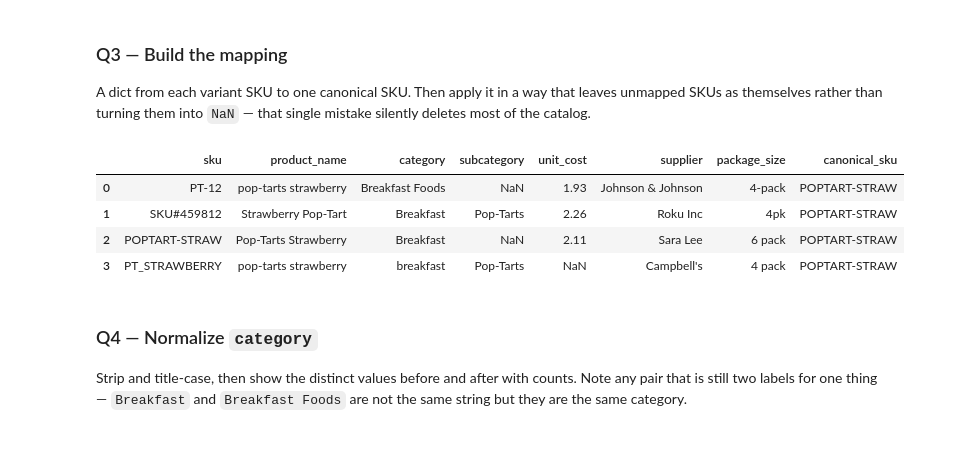
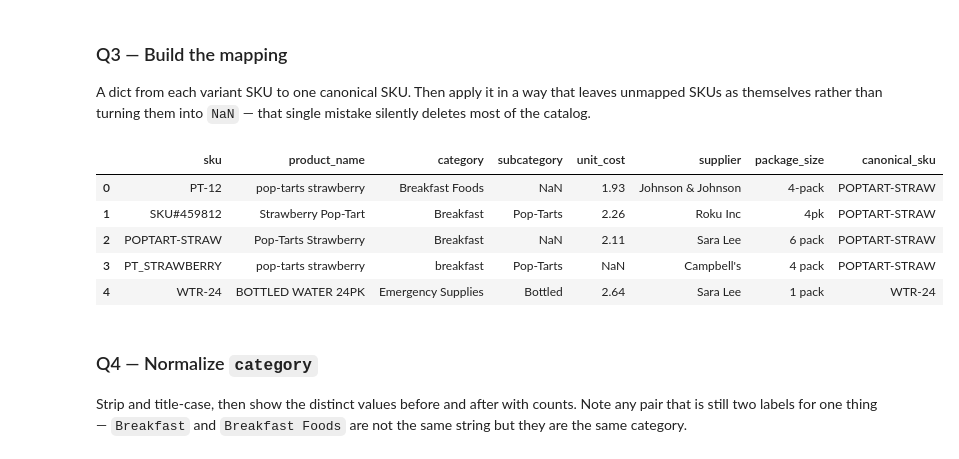
Before and after one commit to simichakravarty16/ds2002-fa26, a Jupyter notebook: notebooks/05-etl-walmart/2026-10-16 — Walmart Warm Up SKU Mess — Lab.ipynb, the cells around one changed output. Drawn from its saved outputs; the diff is of its cells as text; code cells hidden in the pictures.

```diff
--- a/notebooks/05-etl-walmart/2026-10-16 — Walmart Warm Up SKU Mess — Lab.ipynb
+++ b/notebooks/05-etl-walmart/2026-10-16 — Walmart Warm Up SKU Mess — Lab.ipynb
@@ -33,8 +33,9 @@ cat.head()
 
 Filter on `product_name` containing `pop`, case-insensitively. Print the count and the matching rows.
 # %%
-# TODO (hint: .str.lower().str.contains('pop'))
-filtered = cat[cat['product_name'].str.lower().str.contains('pop')].copy()
+df = cat.copy()
+
+filtered = df[df['product_name'].str.lower().str.contains('pop')].copy()
 print(f'Count: {len(filtered)}')
 filtered
 # %% [output]
@@ -82,19 +83,20 @@ A dict from each variant SKU to one canonical SKU. Then apply it in a way that l
 # %%
 DICT = {
     'PT-12': 'POPTART-STRAW',
     'SKU#459812': 'POPTART-STRAW',
     'POPTART-STRAW': 'POPTART-STRAW',
     'PT_STRAWBERRY': 'POPTART-STRAW'
 }
 
-filtered['canonical_sku'] = filtered['sku'].map(DICT)
-filtered
+df['canonical_sku'] = df['sku'].map(DICT).fillna(df['sku'])
+df.head()
 # %% [output]
 |  | sku | product_name | category | subcategory | unit_cost | supplier | package_size | canonical_sku |
 | 0 | PT-12 | pop-tarts strawberry | Breakfast Foods | NaN | 1.93 | Johnson & Johnson | 4-pack | POPTART-STRAW |
 | 1 | SKU#459812 | Strawberry Pop-Tart | Breakfast | Pop-Tarts | 2.26 | Roku Inc | 4pk | POPTART-STRAW |
 | 2 | POPTART-STRAW | Pop-Tarts Strawberry | Breakfast | NaN | 2.11 | Sara Lee | 6 pack | POPTART-STRAW |
 | 3 | PT_STRAWBERRY | pop-tarts strawberry | breakfast | Pop-Tarts | NaN | Campbell's | 4 pack | POPTART-STRAW |
+| 4 | WTR-24 | BOTTLED WATER 24PK | Emergency Supplies | Bottled | 2.64 | Sara Lee | 1 pack | WTR-24 |
 # %% [markdown]
 ### Q4 — Normalize `category`
 
```
Also changed, not shown: parts of 6 cells of this notebook.
